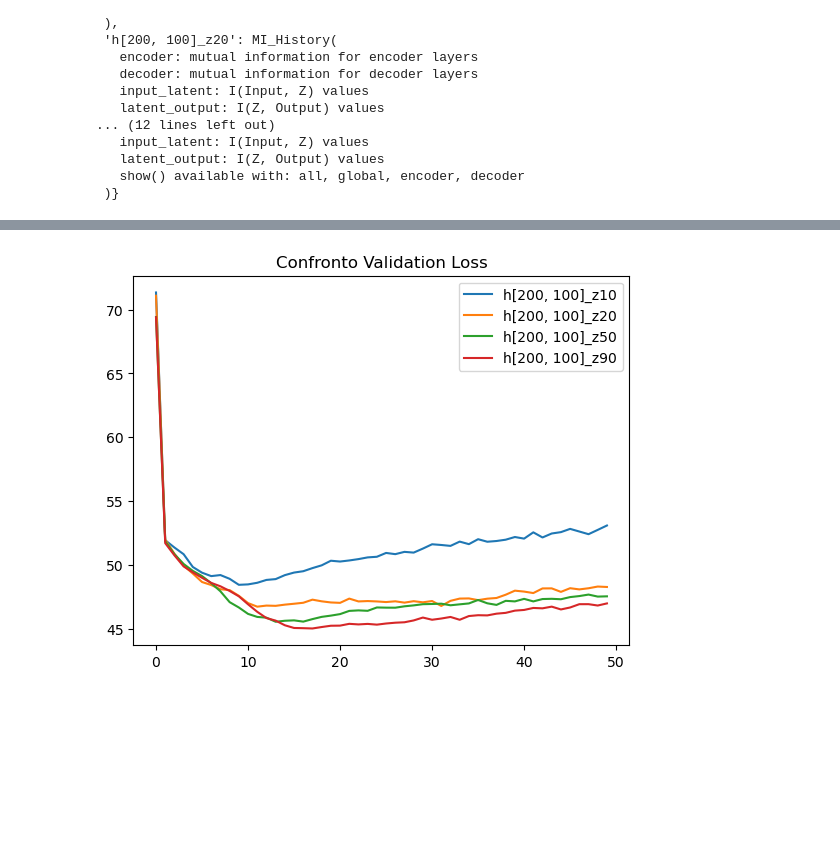
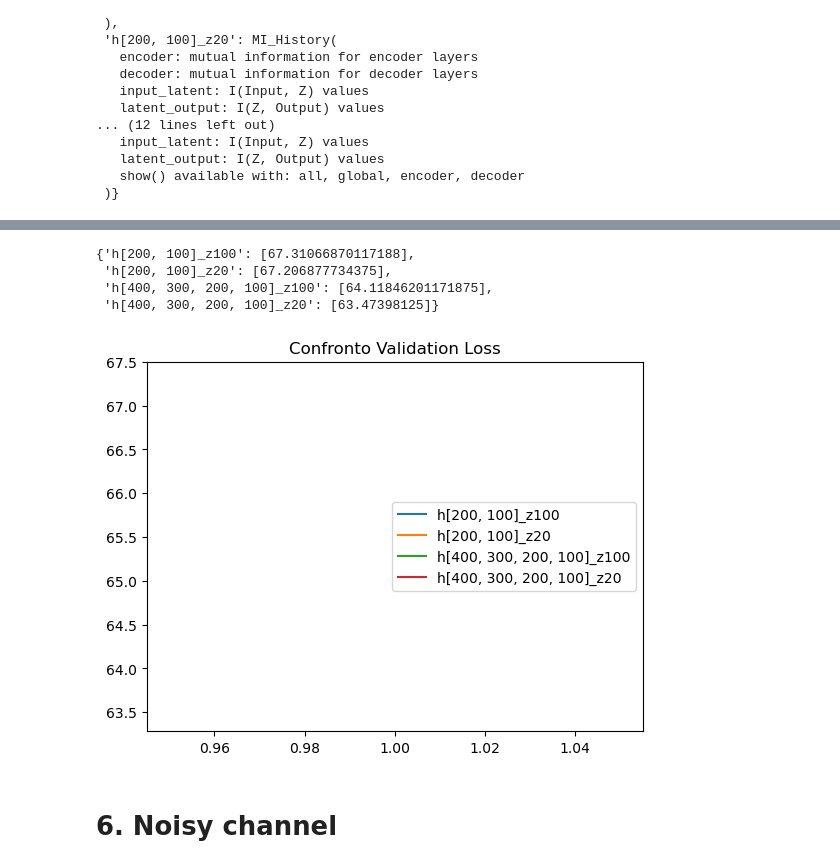
Before and after one commit to FrancescoLR02/InformationTheoryProject, a Jupyter notebook: main.ipynb, the cells around one changed output, grey strips where cells are left out. Drawn from its saved outputs; the diff is of its cells as text; code cells hidden in the pictures; blank space fills up the shorter version.

```diff
--- a/main.ipynb
+++ b/main.ipynb
@@ -246,7 +248,7 @@ results_grid = run_architecture_grid( trainer, hidden_list, latent_list, base_mo
 
 *************************************************
 # %%
-loaded = read_MI_hist("MI_results_grid-kde-sigma1.pkl")
+loaded = read_file("MI_results_grid-real-kde-sigma1.pkl",metric="mi_history")
 loaded
 # %% [output]
 {'h[200, 100]_z100': MI_History(
@@ -277,30 +278,0 @@ for name, mi_hist in loaded.items():
-# %%
-hidden_list = [[200,100], [400,300,200,100]]
-latent_list = [100, 20]
-
-base_model_params = {
-    "inputDim": 784,
-    "activation_enc": nn.ReLU,
-    "activation_dec": nn.ReLU,
-    "bit_type": "real",
-    "Variational": True
-}
-
-base_train_params = {
-    "lr": 1e-3,
-    "epochs": 100,
-    "penalize_lambda": 0,
-    "premium_lambda": 0
-}
-
-base_mi_params = {
-    "method": "kde",
-    "sigma": 0.1
-}
-
-results_grid = run_architecture_grid( trainer, hidden_list, latent_list, base_model_params, base_train_params, base_mi_params,
-                                     file_name="MI_results_grid", Debug = False)
-
-loaded = read_MI_hist("MI_results_grid-kde-sigma1.pkl")
-for name, mi_hist in loaded.items():
-    PlotInfoPlane(mi_hist, start_epoch=0, end_epoch=-1, Step=1, suptitle=name, whichplot="enc/dec")
@@ -357,4 +278,0 @@ results_grid = run_architecture_grid( trainer, hidden_list, latent_list, base_mo
-# %%
-loaded = read_MI_hist("MI_results_grid_Tanh-kde-sigma0.1.pkl")
-for name, mi_hist in loaded.items():
-    PlotInfoPlane(mi_hist, start_epoch=0, end_epoch=-1, Step=1, suptitle=name, whichplot="enc/dec")
@@ -776,12 +359,21 @@ plot_rate_distortion("prova_no_bug-discrete-kde-sigma1.pkl", metric="train_loss"
+# %%
+loaded_val
+# %% [output]
+{'h[200, 100]_z100': [67.31066870117188],
+ 'h[200, 100]_z20': [67.206877734375],
+ 'h[400, 300, 200, 100]_z100': [64.11846201171875],
+ 'h[400, 300, 200, 100]_z20': [63.47398125]}
 # %%
-# Voglio solo le Validation Loss
-loaded_val = read_file("prova_no_bug-discrete-kde-sigma1.pkl", metric="train_loss")
+loaded_val = read_file("MI_results_grid-real-kde-sigma1.pkl", metric="train_loss")
 
-import matplotlib.pyplot as plt
 for name, val_loss_array in loaded_val.items():
-    plt.plot(val_loss_array, label=name)
+    x = np.arange(1, len(val_loss_array) + 1)
+    plt.plot(x, val_loss_array, label=name)
+
 plt.legend()
 plt.title("Confronto Validation Loss")
 plt.show()
 # %% [output]
-[figure, old version]
+[figure, new version]
+# %% [markdown]
+# 6. Noisy channel
```
Also changed, not shown: parts of 31 cells of this notebook, 5 other files.
